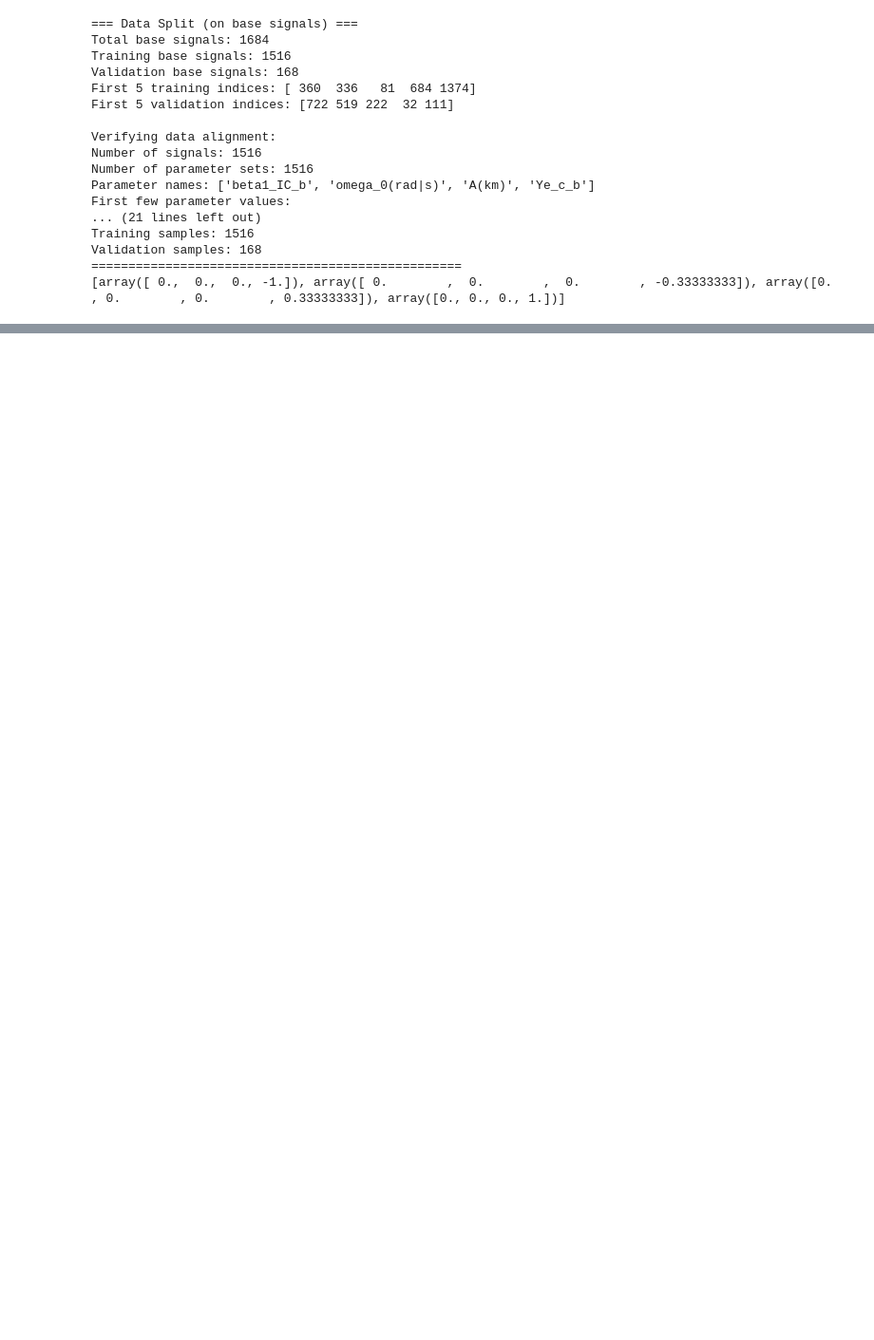
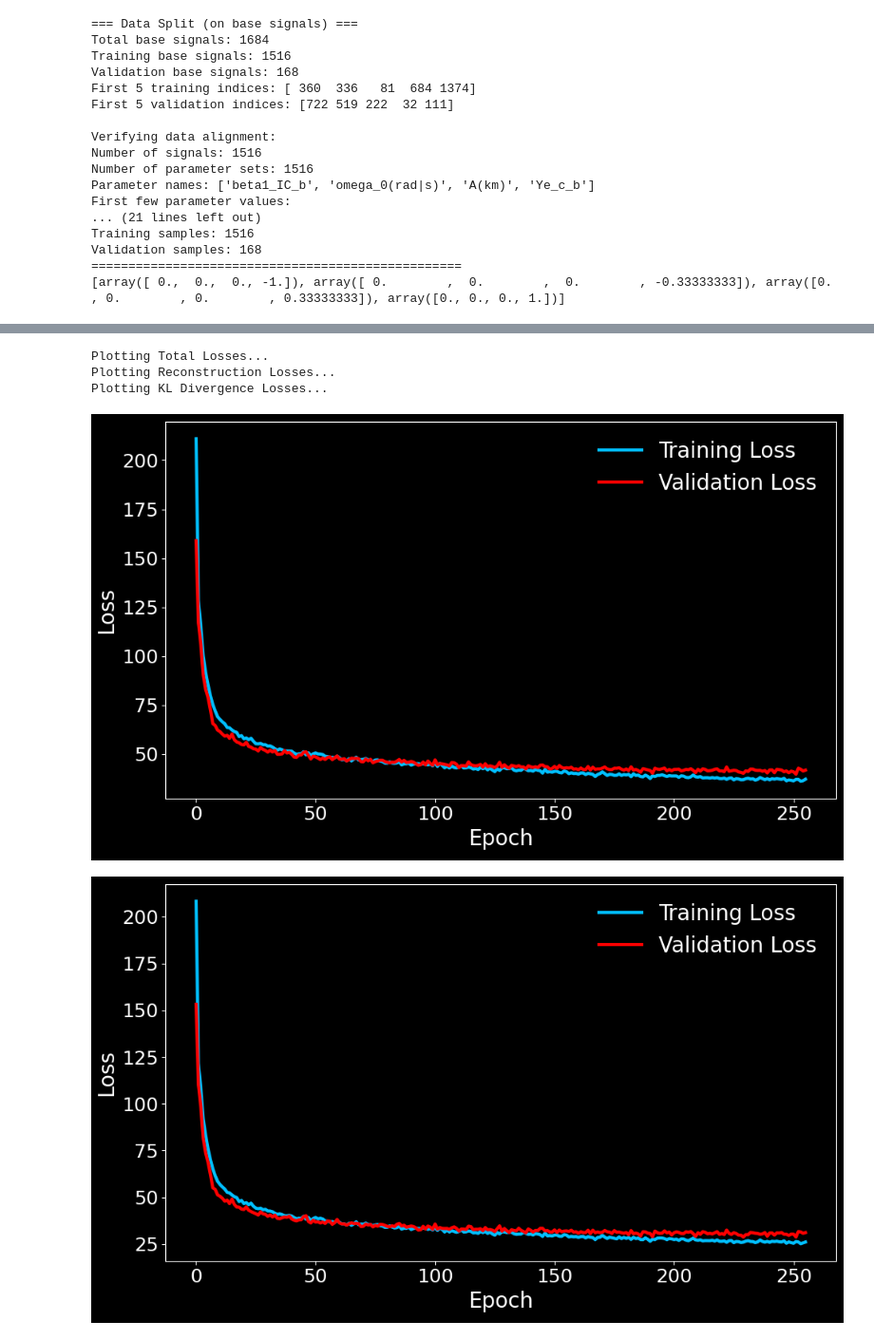
Before and after one commit to starccato/starccato-flow, a Jupyter notebook: train_cvae.ipynb, the cells around one changed output, grey strips where cells are left out. Shown at 95% size. Drawn from its saved outputs; the diff is of its cells as text; code cells hidden in the pictures; blank space fills up the shorter version.

```diff
--- a/train_cvae.ipynb
+++ b/train_cvae.ipynb
@@ -98,0 +93,8 @@ Epoch 64/256
+# %%
+trainer.display_results()
+# %% [output]
+Plotting Total Losses...
+Plotting Reconstruction Losses...
+Plotting KL Divergence Losses...
+[figure, added]
+[figure, added]
```
Also changed, not shown: parts of 2 cells of this notebook, 10 other files.
